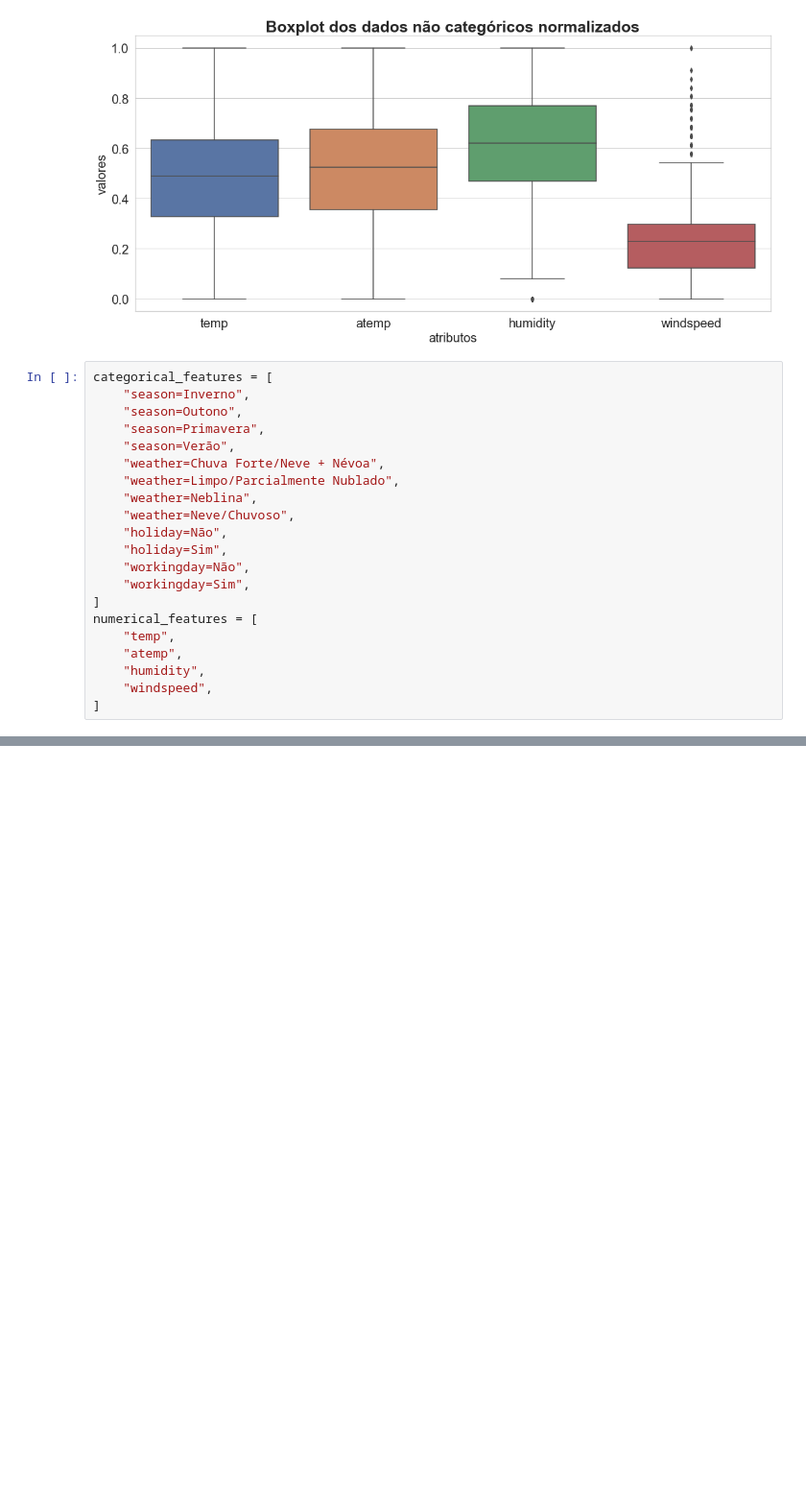
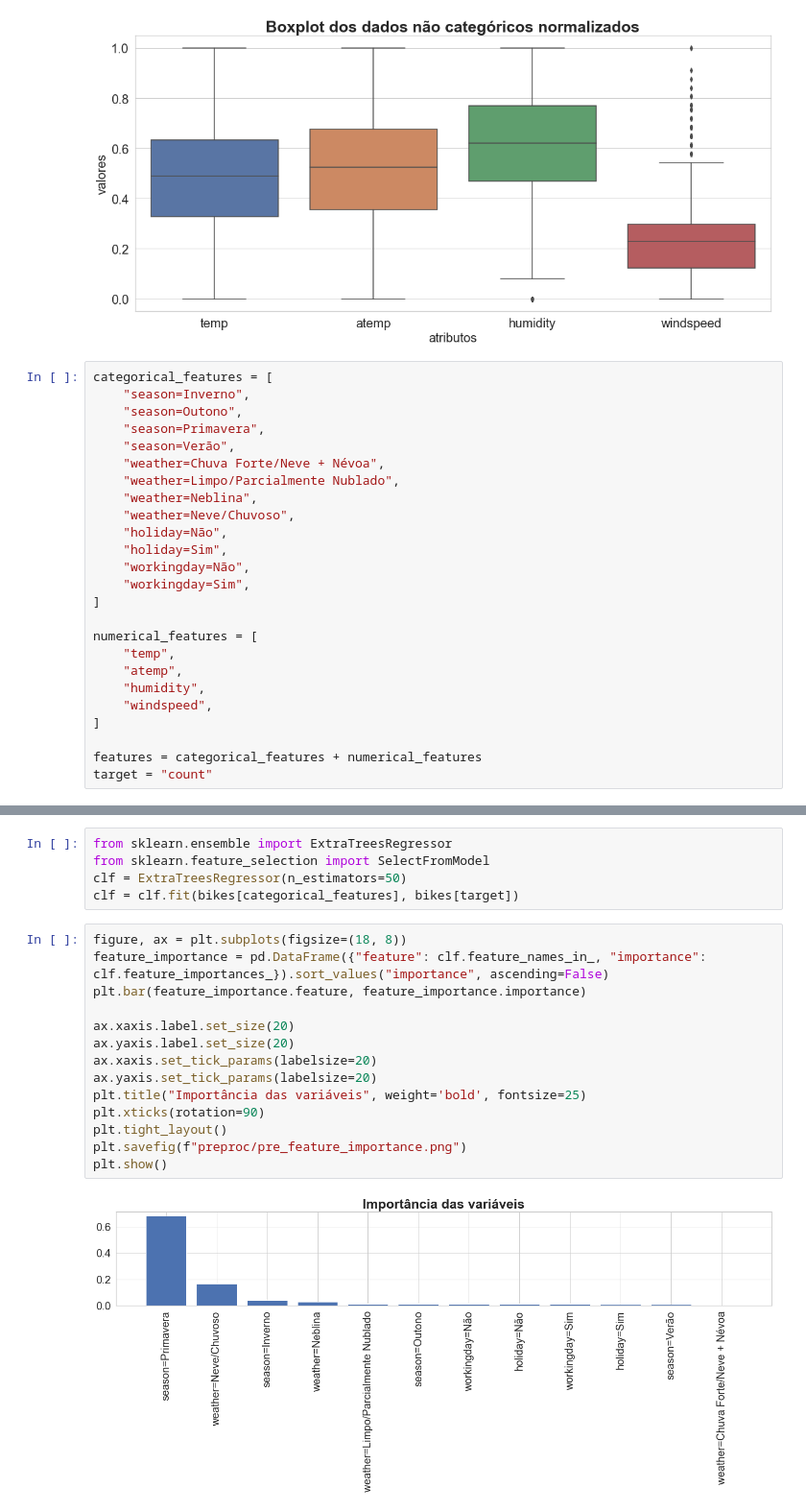
Before and after one commit to montanha22/po233-bike-sharing-demand, a Jupyter notebook: preproc.ipynb, the cells around one changed output, grey strips where cells are left out. Shown: that part at 96% size. Saved outputs shown, nothing was run; the diff lists cells and outputs as text; blank space fills up the shorter version.

```diff
--- a/preproc.ipynb
+++ b/preproc.ipynb
@@ -132,9 +132,13 @@ categorical_features = [
     "workingday=Não",
     "workingday=Sim",
 ]
+
 numerical_features = [
     "temp",
     "atemp",
     "humidity",
     "windspeed",
 ]
+
+features = categorical_features + numerical_features
+target = "count"
@@ -163,0 +182,21 @@ non_categorical
+# %%
+from sklearn.ensemble import ExtraTreesRegressor
+from sklearn.feature_selection import SelectFromModel
+clf = ExtraTreesRegressor(n_estimators=50)
+clf = clf.fit(bikes[categorical_features], bikes[target])
+# %%
+figure, ax = plt.subplots(figsize=(18, 8))
+feature_importance = pd.DataFrame({"feature": clf.feature_names_in_, "importance": clf.feature_importances_}).sort_values("importance", ascending=False)
+plt.bar(feature_importance.feature, feature_importance.importance)
+
+ax.xaxis.label.set_size(20)
+ax.yaxis.label.set_size(20)
+ax.xaxis.set_tick_params(labelsize=20)
+ax.yaxis.set_tick_params(labelsize=20)
+plt.title("Importância das variáveis", weight='bold', fontsize=25)
+plt.xticks(rotation=90)
+plt.tight_layout()
+plt.savefig(f"preproc/pre_feature_importance.png")
+plt.show()
+# %% [output]
+[figure, added]
```
Also changed, not shown: parts of 5 cells of this notebook.
